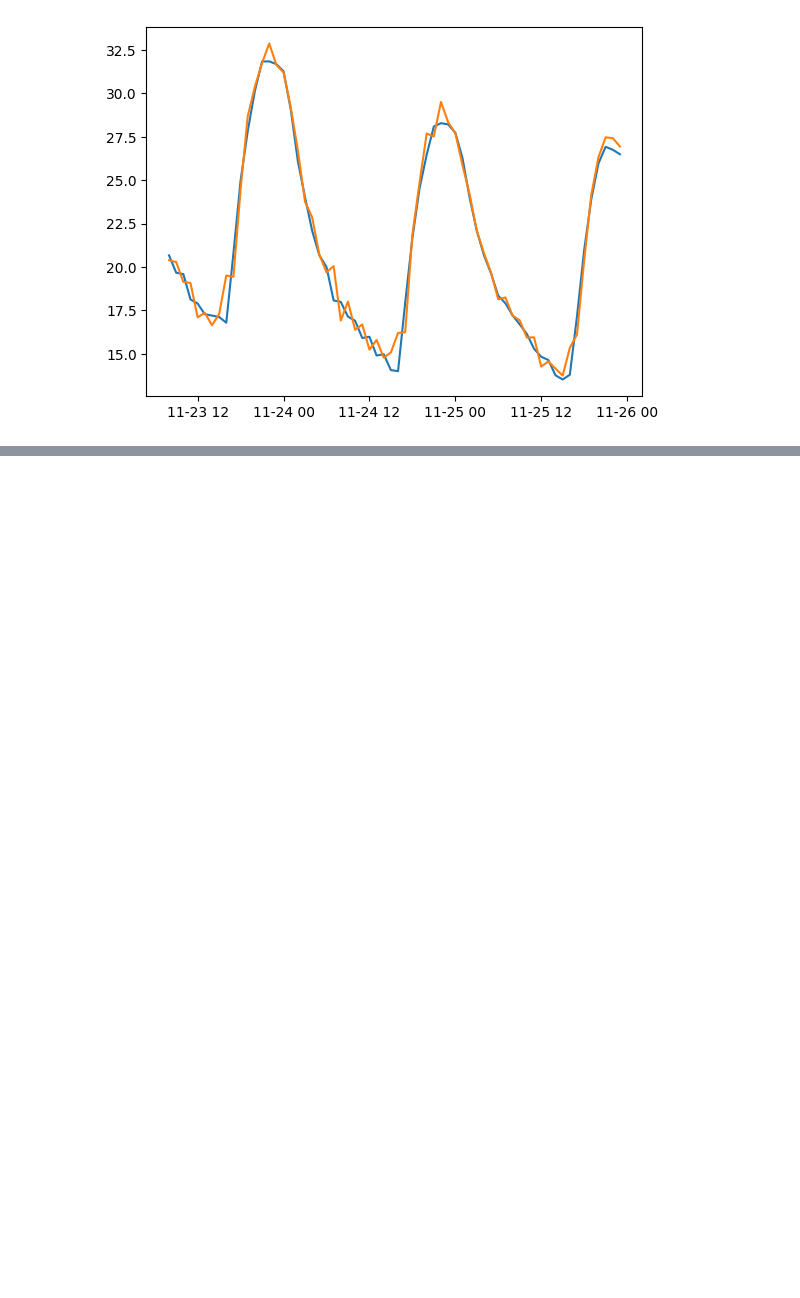
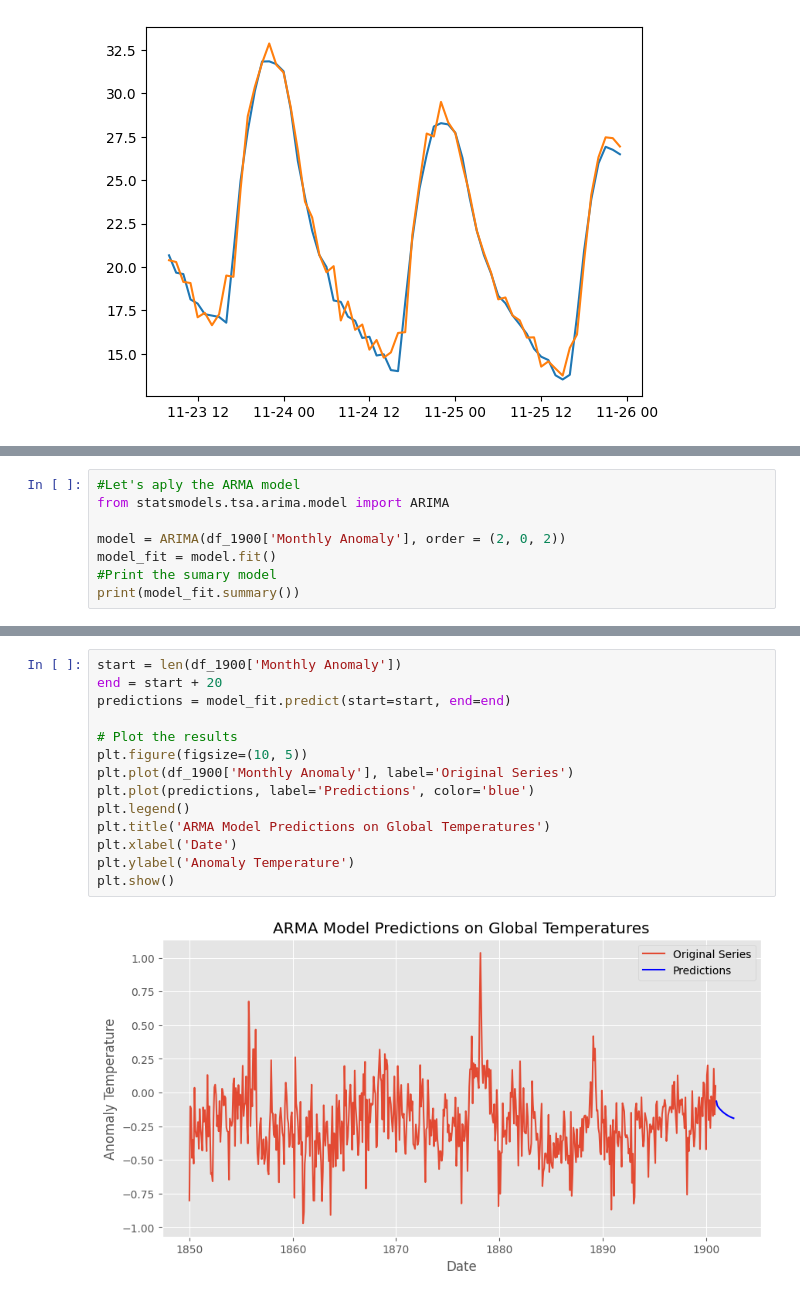
Before and after one commit to alvarosamp/ML_TO_GEOSCIENCE, a Jupyter notebook: Codigos/Time_Series_Forecast(Aula 7).ipynb, the cells around one changed output, grey strips where cells are left out. Drawn from its saved outputs; the diff is of its cells as text; blank space fills up the shorter version.

```diff
--- a/Codigos/Time_Series_Forecast(Aula 7).ipynb
+++ b/Codigos/Time_Series_Forecast(Aula 7).ipynb
@@ -539,0 +637,8 @@ See the caveats in the documentation: https://pandas.pydata.org/pandas-docs/stab
+# %%
+#Let's aply the ARMA model
+from statsmodels.tsa.arima.model import ARIMA
+
+model = ARIMA(df_1900['Monthly Anomaly'], order = (2, 0, 2))
+model_fit = model.fit()
+#Print the sumary model
+print(model_fit.summary())
@@ -539,0 +663,16 @@ See the caveats in the documentation: https://pandas.pydata.org/pandas-docs/stab
+# %%
+start = len(df_1900['Monthly Anomaly'])
+end = start + 20
+predictions = model_fit.predict(start=start, end=end)
+
+# Plot the results
+plt.figure(figsize=(10, 5))
+plt.plot(df_1900['Monthly Anomaly'], label='Original Series')
+plt.plot(predictions, label='Predictions', color='blue')
+plt.legend()
+plt.title('ARMA Model Predictions on Global Temperatures')
+plt.xlabel('Date')
+plt.ylabel('Anomaly Temperature')
+plt.show()
+# %% [output]
+[figure, added]
```
Also changed, not shown: parts of 15 cells of this notebook.
